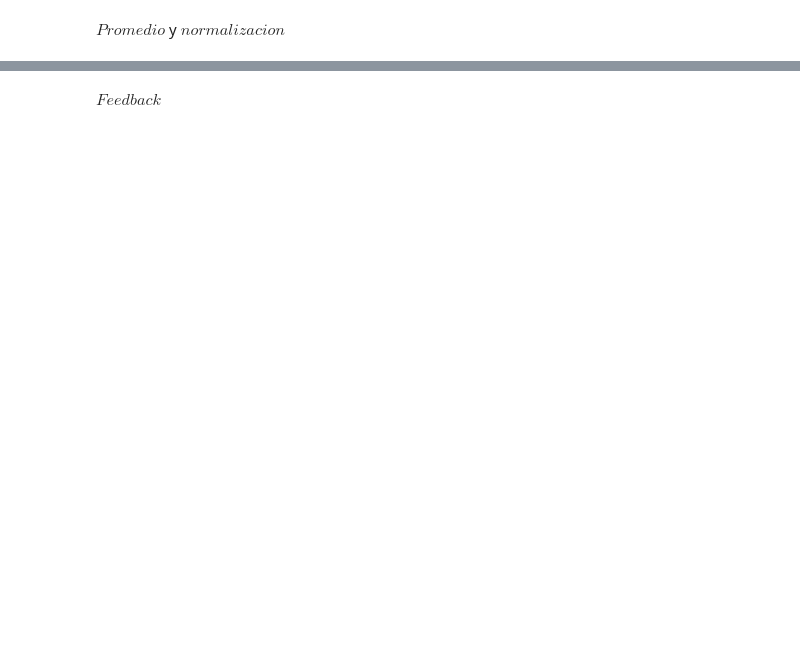
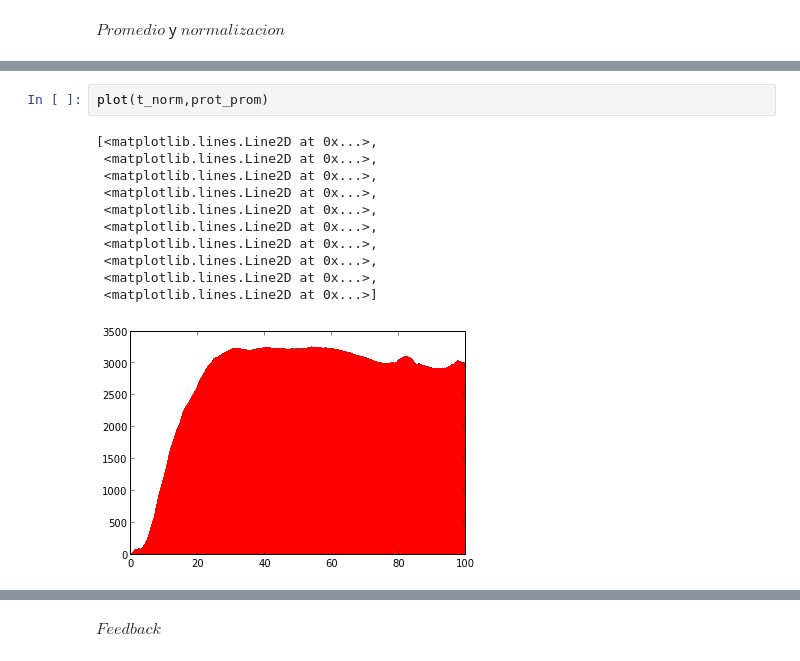
Before and after one commit to nana0220/Biologia-Sintetica, a Jupyter notebook: Simulacion Guillespie.ipynb, the cells around one changed output, grey strips where cells are left out. Saved outputs shown, nothing was run; the diff lists cells and outputs as text; blank space fills up the shorter version.

```diff
--- a/Simulacion Guillespie.ipynb
+++ b/Simulacion Guillespie.ipynb
@@ -104,0 +111,14 @@ array([[ 0.,  0.,  0., ...,  0.,  0.,  0.],
+# %%
+plot(t_norm,prot_prom)
+# %% [output]
+[<matplotlib.lines.Line2D at 0x...>,
+ <matplotlib.lines.Line2D at 0x...>,
+ <matplotlib.lines.Line2D at 0x...>,
+ <matplotlib.lines.Line2D at 0x...>,
+ <matplotlib.lines.Line2D at 0x...>,
+ <matplotlib.lines.Line2D at 0x...>,
+ <matplotlib.lines.Line2D at 0x...>,
+ <matplotlib.lines.Line2D at 0x...>,
+ <matplotlib.lines.Line2D at 0x...>,
+ <matplotlib.lines.Line2D at 0x...>]
+[figure, added]
```
Also changed, not shown: parts of 10 cells of this notebook.
